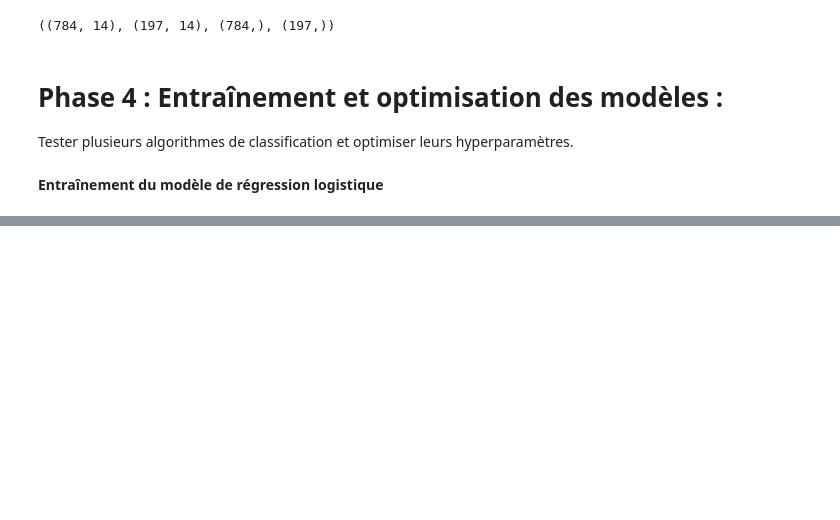
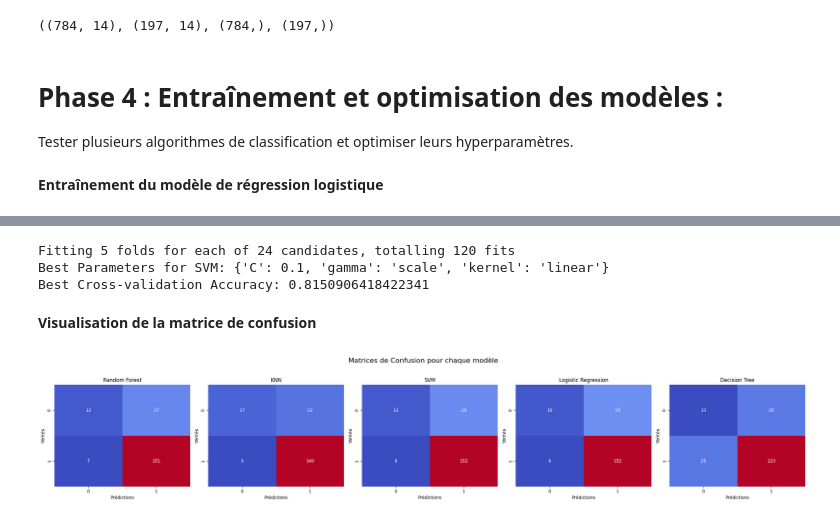
Before and after one commit to ladijadi/Prediction_eligibilite_credit_banque, a Jupyter notebook: notebook.ipynb, the cells around one changed output, grey strips where cells are left out. Saved outputs shown, nothing was run; the diff lists cells and outputs as text; code cells hidden in the pictures; blank space fills up the shorter version.

```diff
--- a/notebook.ipynb
+++ b/notebook.ipynb
@@ -493,0 +748,18 @@ print(f'Classification Report:\n{class_report}')
+# %%
+from sklearn.svm import SVC
+
+# Initialisation et entraînement du modèle
+svm_model = SVC(probability=True, random_state=42)
+svm_model.fit(X_train_scaled, y_train)
+
+# Prédictions sur l'ensemble de test
+y_pred_svm = svm_model.predict(X_test_scaled)
+
+# Évaluation des performances
+accuracy_svm = accuracy_score(y_test, y_pred_svm)
+conf_matrix_svm = confusion_matrix(y_test, y_pred_svm)
+class_report_svm = classification_report(y_test, y_pred_svm)
+
+print(f'Accuracy (SVM): {accuracy_svm}')
+print(f'Confusion Matrix (SVM):\n{conf_matrix_svm}')
+print(f'Classification Report (SVM):\n{class_report_svm}')
@@ -493,0 +788,53 @@ print(f'Classification Report:\n{class_report}')
+# %%
+from sklearn.svm import SVC
+
+# Définir les paramètres à tester
+param_grid_svm = {
+    'C': [0.1, 1, 10, 100],  # Paramètre de régularisation
+    'kernel': ['linear', 'rbf', 'poly'],  # Type de noyau
+    'gamma': ['scale', 'auto']  # Coefficient gamma
+}
+
+# Initialiser le modèle
+svm_model = SVC()
+
+# Initialiser GridSearchCV
+grid_search_svm = GridSearchCV(estimator=svm_model, param_grid=param_grid_svm, cv=5, n_jobs=-1, verbose=1)
+
+# Entraîner avec GridSearchCV
+grid_search_svm.fit(X_train_scaled, y_train)
+
+# Afficher les meilleurs paramètres et la meilleure performance
+print(f'Best Parameters for SVM: {grid_search_svm.best_params_}')
+print(f'Best Cross-validation Accuracy: {grid_search_svm.best_score_}')
+# %% [output]
+Fitting 5 folds for each of 24 candidates, totalling 120 fits
+Best Parameters for SVM: {'C': 0.1, 'gamma': 'scale', 'kernel': 'linear'}
+Best Cross-validation Accuracy: 0.8150906418422341
+# %% [markdown]
+**Visualisation de la matrice de confusion**
+# %%
+import matplotlib.pyplot as plt
+import seaborn as sns
+from sklearn.metrics import confusion_matrix
+
+# Liste des modèles, des noms et des prédictions
+model_names = ['Random Forest', 'KNN', 'SVM', 'Logistic Regression', 'Decision Tree']
+predictions = [y_pred_rf, y_pred_knn, y_pred_svm, y_pred_log, y_pred_dt]
+
+# Configuration de la figure
+fig, axes = plt.subplots(1, 5, figsize=(25, 5))
+fig.suptitle('Matrices de Confusion pour chaque modèle', fontsize=16)
+
+# Boucle pour tracer les matrices de confusion
+for ax, model_name, y_pred in zip(axes, model_names, predictions):
+    cm = confusion_matrix(y_test, y_pred)
+    sns.heatmap(cm, annot=True, fmt='d', cmap='coolwarm', ax=ax, cbar=False)
+    ax.set_title(f'{model_name}')
+    ax.set_xlabel('Prédictions')
+    ax.set_ylabel('Vérités')
+
+plt.tight_layout(rect=[0, 0.03, 1, 0.95])
+plt.show()
+# %% [output]
+[figure, added]
```
Also changed, not shown: parts of 20 cells of this notebook.
